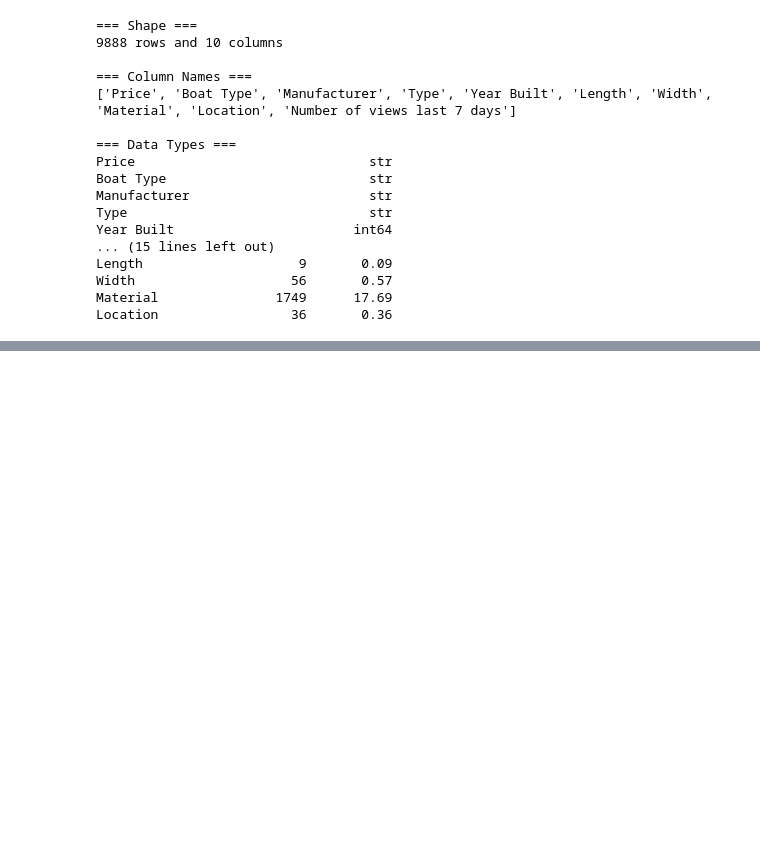
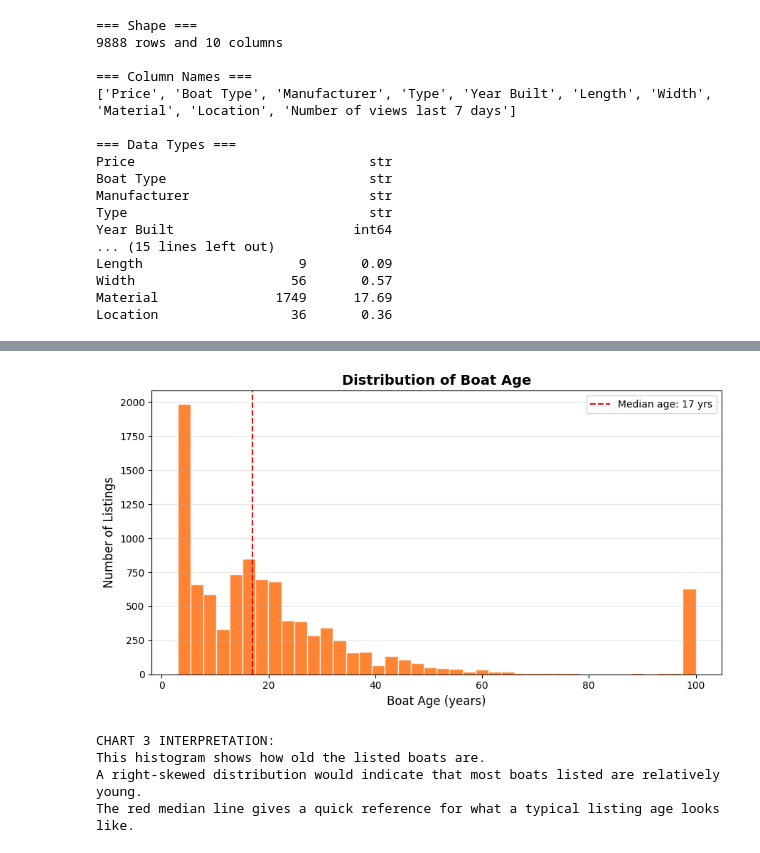
Before and after one commit to aorko321/Boats-Yachts-_scan_, a Jupyter notebook: Boats&Yachts.ipynb, the cells around one changed output, grey strips where cells are left out. Drawn from its saved outputs; the diff is of its cells as text; code cells hidden in the pictures; blank space fills up the shorter version.

```diff
--- a/Boats&Yachts.ipynb
+++ b/Boats&Yachts.ipynb
@@ -141,20 +339,26 @@ print('The color coding reveals whether this trend holds differently for sailboa
 # %%
-# --- Chart 3: Boat Age Distribution (Histogram) ---
+# Chart 3: Boat Age Distribution (Histogram)
 fig, ax = plt.subplots(figsize=(9, 5))
-ax.hist(df_clean['Boat Age'].clip(0, 100), bins=40, color='#2ca02c', edgecolor='white', alpha=0.8)
+ax.hist(df_clean['Boat Age'].clip(0, 100), bins=40, color="#ff6600", edgecolor='white', alpha=0.8)
 ax.set_title('Distribution of Boat Age', fontsize=14, fontweight='bold')
 ax.set_xlabel('Boat Age (years)', fontsize=12)
 ax.set_ylabel('Number of Listings', fontsize=12)
 ax.axvline(df_clean['Boat Age'].median(), color='red', linestyle='--', linewidth=1.5, label=f'Median age: {df_clean["Boat Age"].median():.0f} yrs')
 ax.legend()
 ax.grid(axis='y', alpha=0.3)
 plt.tight_layout()
 plt.savefig('chart3_boat_age_distribution.png', dpi=150)
 plt.show()
 print('CHART 3 INTERPRETATION:')
 print('This histogram shows how old the listed boats are.')
 print('A right-skewed distribution would indicate that most boats listed are relatively young.')
 print('The red median line gives a quick reference for what a typical listing age looks like.')
+# %% [output]
+[figure, added]
+CHART 3 INTERPRETATION:
+This histogram shows how old the listed boats are.
+A right-skewed distribution would indicate that most boats listed are relatively young.
+The red median line gives a quick reference for what a typical listing age looks like.
 # %%
 # --- Chart 4: Price Distribution by Boat Category (Box Plot) ---
 fig, ax = plt.subplots(figsize=(9, 6))
```
Also changed, not shown: parts of 18 cells of this notebook, 4 other files.
